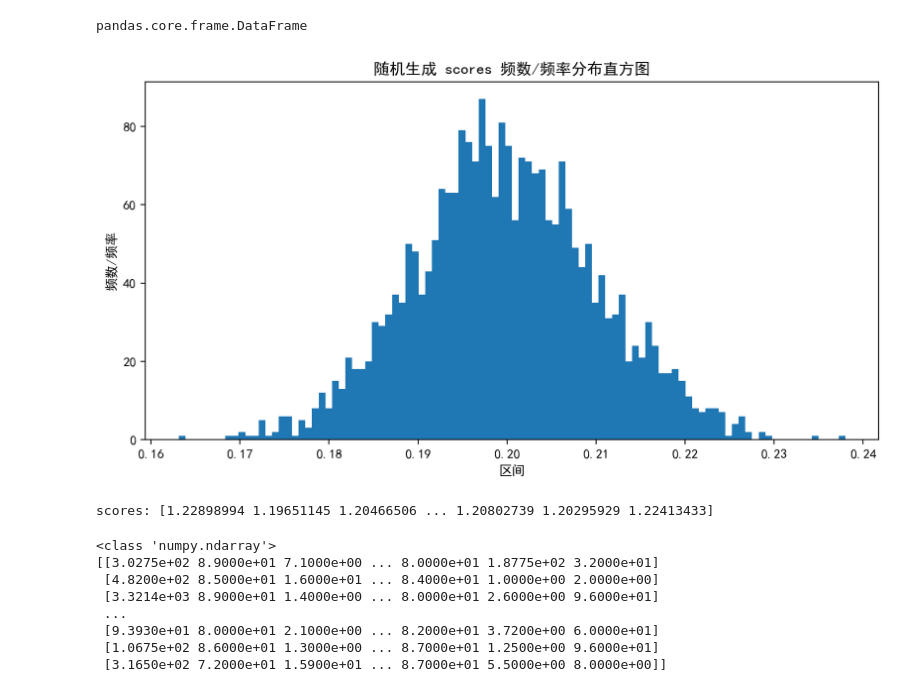
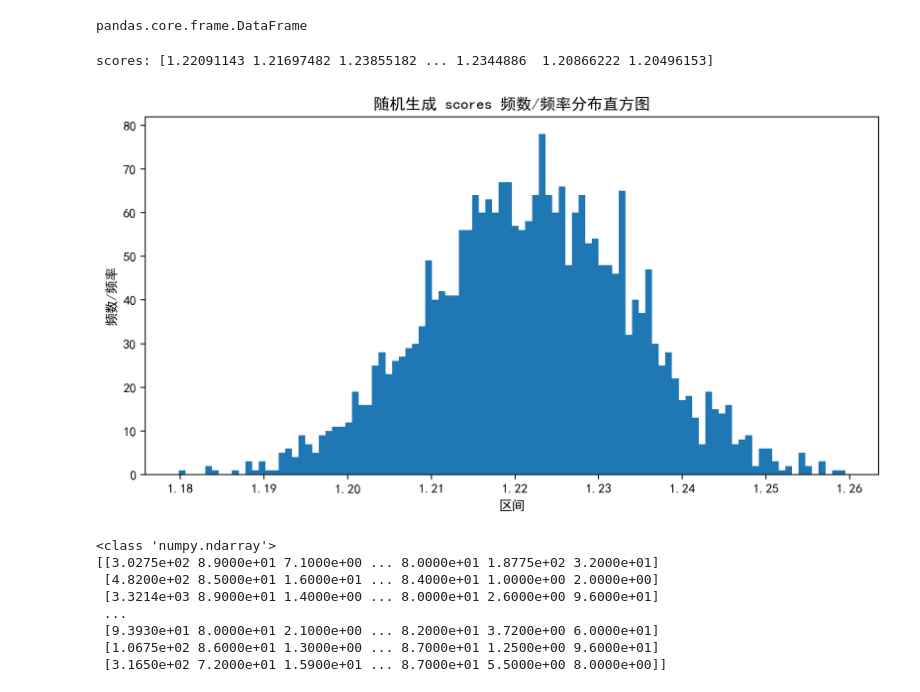
Before and after one commit to lijiext/fast-map-dpp, a Jupyter notebook: my/data.ipynb, the cells around one changed output. Saved outputs shown, nothing was run; the diff lists cells and outputs as text; code cells hidden in the pictures.

```diff
--- a/my/data.ipynb
+++ b/my/data.ipynb
@@ -5,36 +5,36 @@ np.set_printoptions(linewidth=400)
 # %%
 data = pd.read_table('qws2.CSV', header=None, delimiter=',')
 
-pd_data = data.iloc[:, 0:9]
+pd_data = data.iloc[1:, 0:9]
 type(pd_data)
 # %% [output]
 pandas.core.frame.DataFrame
 # %%
-item_size = pd_data.shape[0]-1
+item_size = pd_data.shape[0]
 
 feature_dimension = pd_data.shape[1]
 
 max_length = 10
 
 epsilon = 1E-10
-# %%
-# item_data_x = np.linspace(-100,100,1000)
-# item_data_y = np
-# 0.01 * np.random.randn(item_size) + 0.2
-a = 0.01 * np.random.randn(item_size) + 0.2
-plt.figure(figsize=(10,5), dpi=200)
-plt.hist(a,100)# 画直方图
-plt.xlabel("区间")
-plt.ylabel("频数/频率")
-plt.title("随机生成 scores 频数/频率分布直方图")
-plt.show()
-# %% [output]
-[figure, removed]
 # %%
 scores = np.exp(0.01 * np.random.randn(item_size) + 0.2) #mu=0.2, sigma=0.01 的正态分布
 print('scores:', scores)
 # %% [output]
-scores: [1.22898994 1.19651145 1.20466506 ... 1.20802739 1.20295929 1.22413433]
+scores: [1.22091143 1.21697482 1.23855182 ... 1.2344886  1.20866222 1.20496153]
+# %%
+# item_data_x = np.linspace(-100,100,1000)
+# item_data_y = np
+# 0.01 * np.random.randn(item_size) + 0.2
+a = scores
+plt.figure(figsize=(10,5), dpi=200)
+plt.hist(a,100)# 画直方图
+plt.xlabel("区间")
+plt.ylabel("频数/频率")
+plt.title("随机生成 scores 频数/频率分布直方图")
+plt.show()
+# %% [output]
+[figure, added]
 # %%
 feature_vectors = pd_data.loc[1:,:].values.astype(float)
 
```
Also changed, not shown: parts of 18 cells of this notebook.
